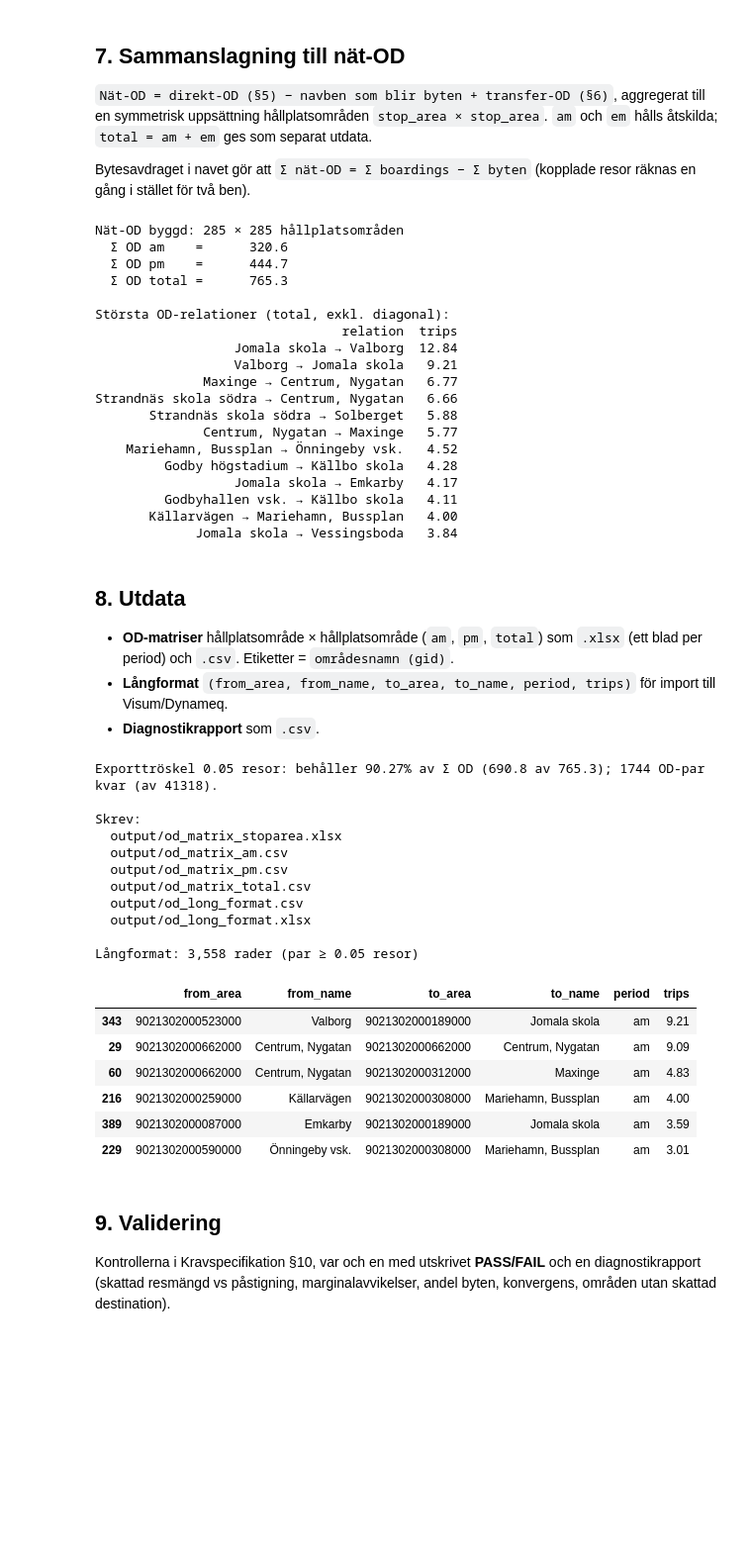
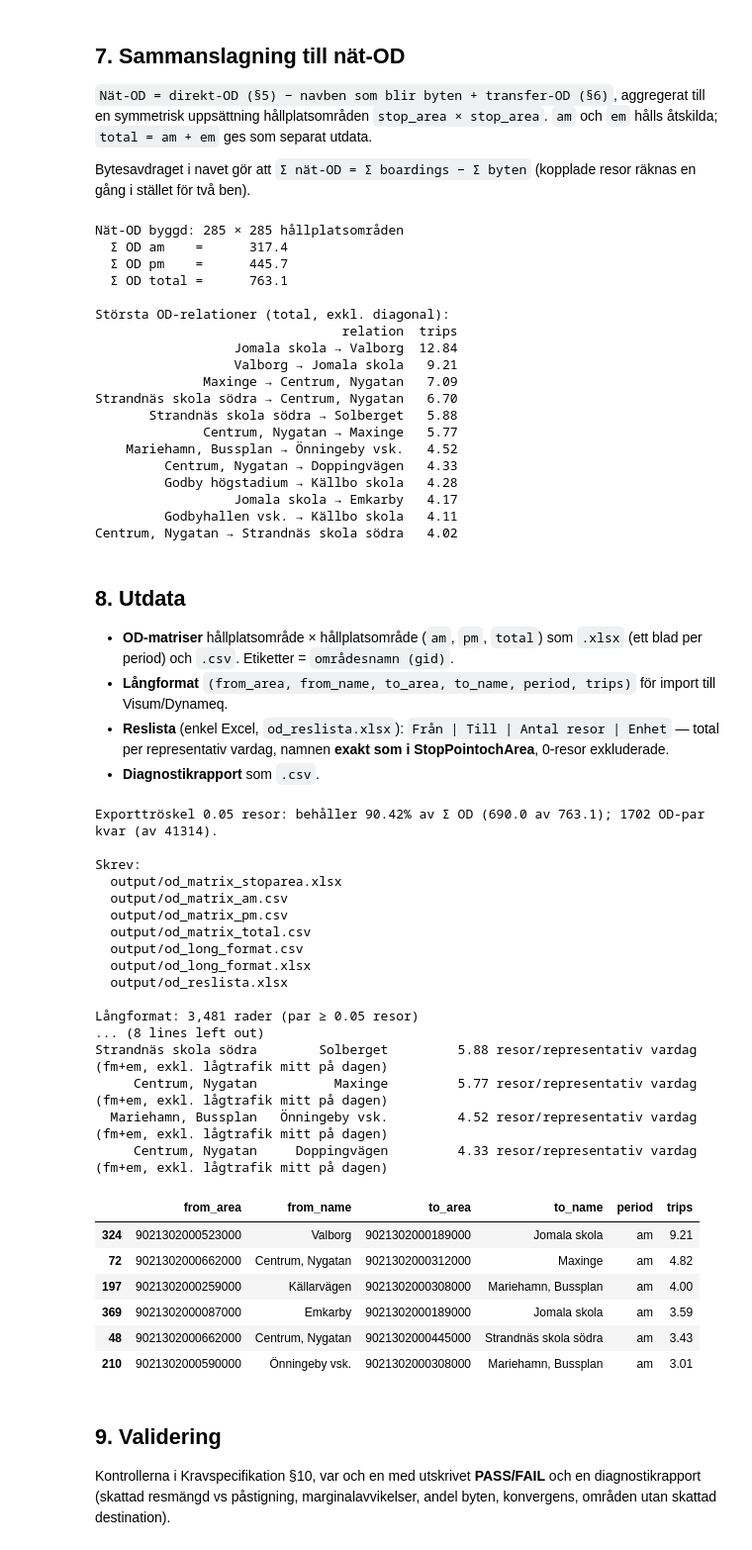
Before and after one commit to HEVI-SE/OD_Matrix, a Jupyter notebook: od_matrix_estimation.ipynb, the cells around one changed output. Shown at 99% size. Cells and saved outputs as stored; diff of their text form; code cells hidden in the pictures; blank space fills up the shorter version.

```diff
--- a/od_matrix_estimation.ipynb
+++ b/od_matrix_estimation.ipynb
@@ -262,12 +262,9 @@ print(f"Boardfil : {board.shape[0]} rader, {board.shape[1]} kolumner")
 # --- Uppslagstabeller ---------------------------------------------------
 jpp_to_area  = dict(zip(stops["IsJourneyPatternPointGid"], stops["IsIncludedInStopAreaGid"]))
 
-# Representativt namn per område = vanligaste (rensat) hållplatsnamn i området.
-def _clean_name(s):
-    # ta bort plattforms-/riktningssuffix som "vsk.", "norra/södra" behålls
-    return re.sub(r"\s+", " ", str(s)).strip()
-stops["_name"] = stops["Name"].map(_clean_name)
-area_to_name = (stops.groupby("IsIncludedInStopAreaGid")["_name"]
+# Områdesnamn = hållplatsnamnet EXAKT som i StopPointochArea (kolumnen `Name`),
+# det vanligaste namnet bland plattformarna i området (verbatim, ingen rensning).
+area_to_name = (stops.groupby("IsIncludedInStopAreaGid")["Name"]
                      .agg(lambda s: s.value_counts().index[0]).to_dict())
 
 # Koordinater per område (medel av plattformarnas centroider).
@@ -815,6 +812,7 @@ def build_segment_od(line, window):
             for j in range(n):
                 if D[j] > 0 and orows.any() and s[orows, j].sum() == 0:
                     g = grav[orows, j]; s[orows, j] = np.where(g > 0, g, 1.0); rd += 1
+        np.fill_diagonal(s, 0.0)   # aldrig intrazonalt (relax kan annars träffa diagonalen)
         return s, ro, rd
 
     # steg 1: hård nedströms-restriktion
@@ -1031,24 +1029,24 @@ _pairs["relation"] = _pairs.o.map(area_to_name) + " → " + _pairs.d.map(area_to
 print(_pairs[["relation", "trips"]].head(12).to_string(index=False))
 # %% [output]
 Nät-OD byggd: 285 × 285 hållplatsområden
-  Σ OD am    =      320.6
-  Σ OD pm    =      444.7
-  Σ OD total =      765.3
+  Σ OD am    =      317.4
+  Σ OD pm    =      445.7
+  Σ OD total =      763.1
 
 Största OD-relationer (total, exkl. diagonal):
                                 relation  trips
                   Jomala skola → Valborg  12.84
                   Valborg → Jomala skola   9.21
-              Maxinge → Centrum, Nygatan   6.77
-Strandnäs skola södra → Centrum, Nygatan   6.66
+              Maxinge → Centrum, Nygatan   7.09
+Strandnäs skola södra → Centrum, Nygatan   6.70
        Strandnäs skola södra → Solberget   5.88
               Centrum, Nygatan → Maxinge   5.77
     Mariehamn, Bussplan → Önningeby vsk.   4.52
+         Centrum, Nygatan → Doppingvägen   4.33
          Godby högstadium → Källbo skola   4.28
                   Jomala skola → Emkarby   4.17
          Godbyhallen vsk. → Källbo skola   4.11
-       Källarvägen → Mariehamn, Bussplan   4.00
-             Jomala skola → Vessingsboda   3.84
+Centrum, Nygatan → Strandnäs skola södra   4.02
 # %% [markdown]
 ## 8. Utdata
 
@@ -1056,6 +1054,9 @@ Strandnäs skola södra → Centrum, Nygatan   6.66
   `.xlsx` (ett blad per period) och `.csv`. Etiketter = `områdesnamn (gid)`.
 * **Långformat** `(from_area, from_name, to_area, to_name, period, trips)` för
   import till Visum/Dynameq.
+* **Reslista** (enkel Excel, `od_reslista.xlsx`): `Från | Till | Antal resor |
+  Enhet` — total per representativ vardag, namnen **exakt som i
+  StopPointochArea**, 0-resor exkluderade.
 * **Diagnostikrapport** som `.csv`.
 # %%
 # tröskla bort försumbara par och runda för läsbara filer
@@ -1083,6 +1084,8 @@ ex_tot.to_csv(OUT_DIR / "od_matrix_total.csv")
 # --- långformat (endast par >= tröskel) --------------------------------
 def to_long(M, period):
     ii, jj = np.nonzero(M > 0)
+    keep = ii != jj                       # ingen intrazonal (samma område)
+    ii, jj = ii[keep], jj[keep]
     return pd.DataFrame({
         "from_area": [all_areas[i] for i in ii],
         "from_name": [area_to_name.get(all_areas[i], "?") for i in ii],
@@ -1096,43 +1099,73 @@ long_df = pd.concat([to_long(Ma, "am"), to_long(Mp, "pm"), to_long(Mt, "total")]
 long_df.to_csv(OUT_DIR / "od_long_format.csv", index=False)
 with pd.ExcelWriter(OUT_DIR / "od_long_format.xlsx", engine="openpyxl") as xw:
     long_df.to_excel(xw, sheet_name="od_long", index=False)
 
+# --- Enkel reslista (Excel): Från | Till | Antal resor | Enhet ----------
+# Total per representativ vardag (fm+em). Namnen är EXAKT som i StopPointochArea.
+# 0-resor (avrundat) tas inte med.
+UNIT = "resor/representativ vardag (fm+em, exkl. lågtrafik mitt på dagen)"
+Rt = np.round(M_tot, 2)
+ii, jj = np.nonzero(Rt > 0)
+keep = ii != jj                            # ingen intrazonal (samma område)
+ii, jj = ii[keep], jj[keep]
+reslista = pd.DataFrame({
+    "Från":        [area_to_name.get(all_areas[i], "?") for i in ii],
+    "Till":        [area_to_name.get(all_areas[j], "?") for j in jj],
+    "Antal resor": Rt[ii, jj],
+    "Enhet":       UNIT,
+    "Från_gid":    [all_areas[i] for i in ii],
+    "Till_gid":    [all_areas[j] for j in jj],
+}).sort_values("Antal resor", ascending=False).reset_index(drop=True)
+with pd.ExcelWriter(OUT_DIR / "od_reslista.xlsx", engine="openpyxl") as xw:
+    reslista.to_excel(xw, sheet_name="Reslista", index=False)
+
 print("\nSkrev:")
 for p in ["od_matrix_stoparea.xlsx", "od_matrix_am.csv", "od_matrix_pm.csv",
-          "od_matrix_total.csv", "od_long_format.csv", "od_long_format.xlsx"]:
+          "od_matrix_total.csv", "od_long_format.csv", "od_long_format.xlsx",
+          "od_reslista.xlsx"]:
     print(f"  output/{p}")
 print(f"\nLångformat: {len(long_df):,} rader (par ≥ {OUTPUT_MIN_TRIPS} resor)")
+print(f"Reslista  : {len(reslista):,} rader (från→till, >0 resor); "
+      f"enhet: {UNIT}")
+print("\nReslista (topp 8):")
+print(reslista.head(8)[["Från", "Till", "Antal resor", "Enhet"]].to_string(index=False))
 
 # I Colab: erbjud nedladdning av huvudfilerna (övriga finns i 'Files' → output/)
 if IN_COLAB:
     from google.colab import files as _cf
     print("\nLaddar ner huvudfilerna till din dator …")
-    for f in ["od_matrix_stoparea.xlsx", "od_long_format.xlsx"]:
+    for f in ["od_reslista.xlsx", "od_matrix_stoparea.xlsx", "od_long_format.xlsx"]:
         try:
             _cf.download(str(OUT_DIR / f))
         except Exception as ex:
             print("  (ladda ner manuellt från 'Files' →", f, ")", ex)
 
 long_df.head(6)
 # %% [output]
-Exporttröskel 0.05 resor: behåller 90.27% av Σ OD (690.8 av 765.3); 1744 OD-par kvar (av 41318).
+Exporttröskel 0.05 resor: behåller 90.42% av Σ OD (690.0 av 763.1); 1702 OD-par kvar (av 41314).
 
 Skrev:
   output/od_matrix_stoparea.xlsx
   output/od_matrix_am.csv
   output/od_matrix_pm.csv
   output/od_matrix_total.csv
   output/od_long_format.csv
   output/od_long_format.xlsx
+  output/od_reslista.xlsx
 
-Långformat: 3,558 rader (par ≥ 0.05 resor)
+Långformat: 3,481 rader (par ≥ 0.05 resor)
+... (8 lines left out)
+Strandnäs skola södra        Solberget         5.88 resor/representativ vardag (fm+em, exkl. lågtrafik mitt på dagen)
+     Centrum, Nygatan          Maxinge         5.77 resor/representativ vardag (fm+em, exkl. lågtrafik mitt på dagen)
+  Mariehamn, Bussplan   Önningeby vsk.         4.52 resor/representativ vardag (fm+em, exkl. lågtrafik mitt på dagen)
+     Centrum, Nygatan     Doppingvägen         4.33 resor/representativ vardag (fm+em, exkl. lågtrafik mitt på dagen)
 |  | from_area | from_name | to_area | to_name | period | trips |
-| 343 | 9021302000523000 | Valborg | 9021302000189000 | Jomala skola | am | 9.21 |
-| 29 | 9021302000662000 | Centrum, Nygatan | 9021302000662000 | Centrum, Nygatan | am | 9.09 |
-| 60 | 9021302000662000 | Centrum, Nygatan | 9021302000312000 | Maxinge | am | 4.83 |
-| 216 | 9021302000259000 | Källarvägen | 9021302000308000 | Mariehamn, Bussplan | am | 4.00 |
-| 389 | 9021302000087000 | Emkarby | 9021302000189000 | Jomala skola | am | 3.59 |
-| 229 | 9021302000590000 | Önningeby vsk. | 9021302000308000 | Mariehamn, Bussplan | am | 3.01 |
+| 324 | 9021302000523000 | Valborg | 9021302000189000 | Jomala skola | am | 9.21 |
+| 72 | 9021302000662000 | Centrum, Nygatan | 9021302000312000 | Maxinge | am | 4.82 |
+| 197 | 9021302000259000 | Källarvägen | 9021302000308000 | Mariehamn, Bussplan | am | 4.00 |
+| 369 | 9021302000087000 | Emkarby | 9021302000189000 | Jomala skola | am | 3.59 |
+| 48 | 9021302000662000 | Centrum, Nygatan | 9021302000445000 | Strandnäs skola södra | am | 3.43 |
+| 210 | 9021302000590000 | Önningeby vsk. | 9021302000308000 | Mariehamn, Bussplan | am | 3.01 |
 # %% [markdown]
 ## 9. Validering
 
```
Also changed, not shown: parts of 4 cells of this notebook, 9 other files.
